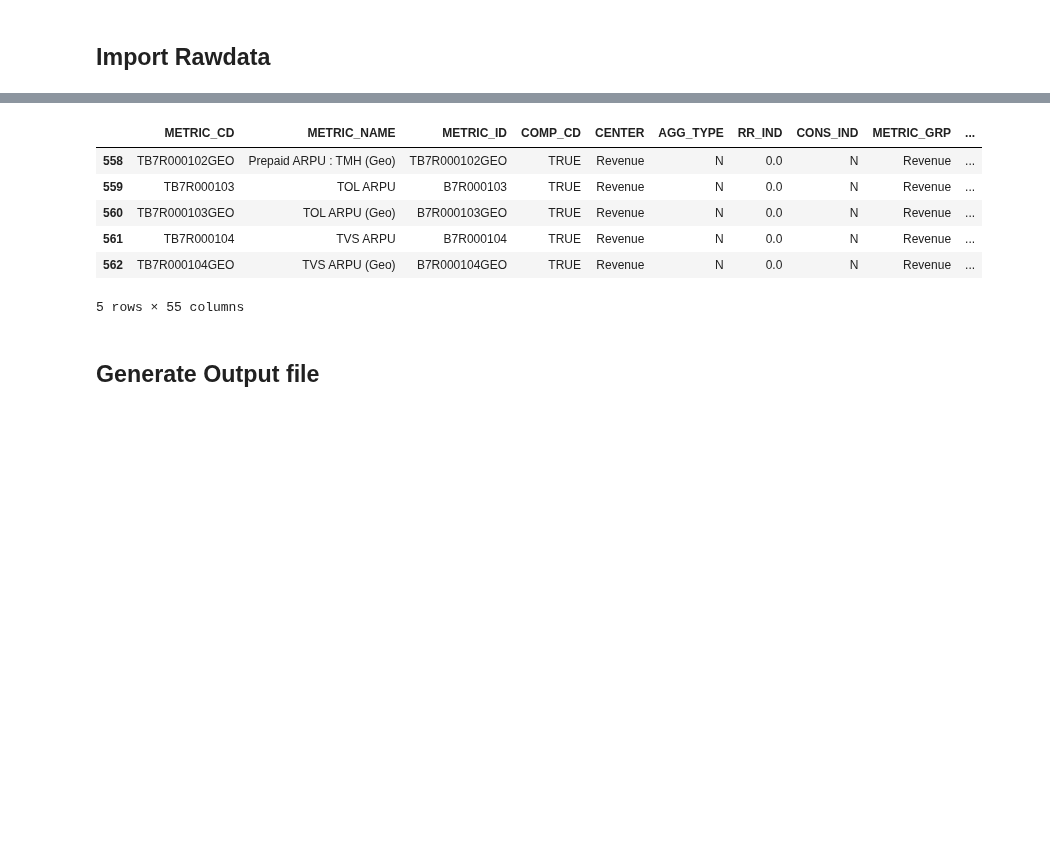
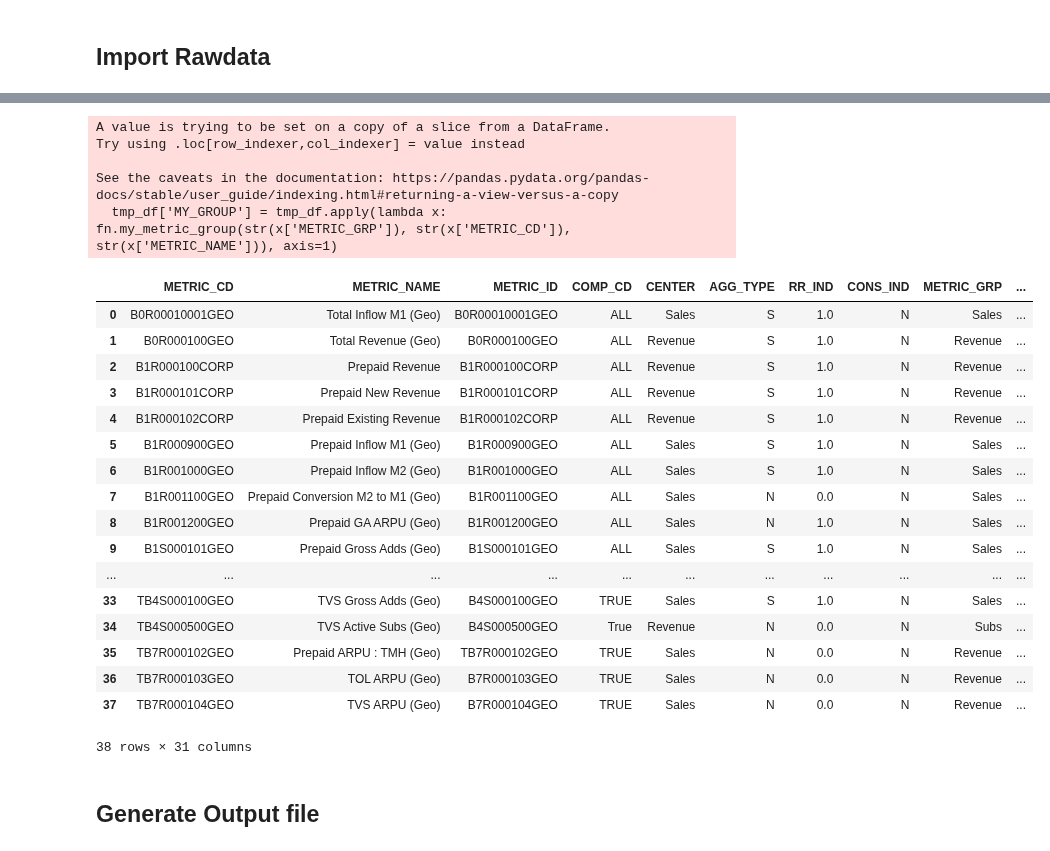
Before and after one commit to ruzlim/Jupyter, a Jupyter notebook: ETL/CFW/Import-Metric Master List.ipynb, the cells around one changed output, grey strips where cells are left out. Saved outputs shown, nothing was run; the diff lists cells and outputs as text; code cells hidden in the pictures; blank space fills up the shorter version.

```diff
--- a/ETL/CFW/Import-Metric Master List.ipynb
+++ b/ETL/CFW/Import-Metric Master List.ipynb
@@ -34,40 +34,58 @@ src_df.head(3)
 # %%
 cols = ['METRIC_CD', 'METRIC_NAME', 'METRIC_ID', 'COMP_CD', 'CENTER', 'AGG_TYPE', 'RR_IND', 'CONS_IND', 'METRIC_GRP', 'METRIC_SUB_GRP', 'PRODUCT_GRP', 'GRY_IND', 'UOM', 'DEF', 'CAL',
         'CORPORATE', 'MICRO_ORG', 'METRIC_TYPE', 'RADAR', 'KPI_TYPE', 'LIST', 'REMARK',
-        'NATIONWIDE', 'REGION', 'PROVINCE', 'CLUSTER', 'DISTRICT', 'SUBDISTRICT', 'Data Source']
+        'COR_EQUAL_NAT', 'NATIONWIDE', 'REGION', 'PROVINCE', 'CLUSTER', 'DISTRICT', 'SUBDISTRICT', 'Data Source']
 
-# tmp_df = src_df[cols]
-tmp_df = src_df
+tmp_df = src_df[cols]
+# tmp_df = src_df
 tmp_df['MY_GROUP'] = tmp_df.apply(lambda x: fn.my_metric_group(str(x['METRIC_GRP']), str(x['METRIC_CD']), str(x['METRIC_NAME'])), axis=1)
+# tmp_df['MY_GROUP'].unique()
 
 # Filter
 tmp_df = tmp_df.loc[tmp_df['CENTER'].isin(['Revenue', 'Sales', 'Profitability'])]
 tmp_df = tmp_df.loc[~tmp_df['METRIC_CD'].str.contains('[0-9]C$|[0-9]H$|[0-9]MCOM$|[0-9]CUS$')]
-# tmp_df = tmp_df.loc[~tmp_df['METRIC_CD'].str.contains('[0-9]A[A-K]$')]
 tmp_df = tmp_df.loc[~tmp_df['METRIC_NAME'].str.contains('\(Customer Location\)')]
+tmp_df = tmp_df.loc[~tmp_df['METRIC_CD'].str.contains('[0-9]A[A-K]$')]
+tmp_df = tmp_df.loc[tmp_df['METRIC_CD'].str.contains('CORP$|GEO$')]
 # tmp_df = tmp_df.loc[~tmp_df['METRIC_NAME'].str.contains('\(Geo\)')]
 # tmp_df = tmp_df.loc[tmp_df['PRODUCT_GRP'].isin(['All Services', 'TOL'])]
 # tmp_df = tmp_df.loc[tmp_df['PRODUCT_GRP']=='All Services']
 # tmp_df = tmp_df.loc[tmp_df['PRODUCT_GRP']=='Prepaid']
+# tmp_df = tmp_df.loc[tmp_df['METRIC_GRP']=='Revenue']
 tmp_df = tmp_df.loc[tmp_df['METRIC_GRP'].isin(['Revenue', 'Sales', 'Subs'])]
-tmp_df = tmp_df.loc[tmp_df['MY_GROUP'].isin(['Revenue', 'Inflow M1', 'Gross Adds', 'Inflow M2', '%Conversion', 'GA ARPU/RC', 'Active Subs', 'ARPU'])]
+# tmp_df = tmp_df.loc[tmp_df['MY_GROUP'].isin(['Revenue', 'Inflow M1', 'Gross Adds', 'Inflow M2', '%Conversion', 'GA ARPU/RC', 'Active Subs', 'ARPU', 'New/Existing'])]
+# tmp_df = tmp_df.loc[tmp_df['MY_GROUP']=='Revenue']
 
 # tmp_df = tmp_df.loc[tmp_df['METRIC_GRP']=='Revenue']
 # tmp_df = tmp_df.loc[tmp_df['METRIC_GRP']=='Sales']
 # tmp_df = tmp_df.loc[tmp_df['METRIC_GRP']=='Subs']
 # tmp_df = tmp_df.loc[tmp_df['METRIC_NAME'].str.contains('TDG')]
 
 # src_df = src_df.replace(np.nan, None)
 tmp_df = tmp_df.reset_index(drop=True)
 
-tmp_df.tail()
-
-# tmp_df[['METRIC_CD', 'METRIC_NAME', 'METRIC_ID', 'COMP_CD', 'CENTER', 'AGG_TYPE', 'RR_IND', 'CONS_IND', 'METRIC_GRP', 'METRIC_SUB_GRP', 'PRODUCT_GRP', 'GRY_IND']]
+tmp_df#.tail()
 # %% [output]
+A value is trying to be set on a copy of a slice from a DataFrame.
+Try using .loc[row_indexer,col_indexer] = value instead
+
+See the caveats in the documentation: https://pandas.pydata.org/pandas-docs/stable/user_guide/indexing.html#returning-a-view-versus-a-copy
+  tmp_df['MY_GROUP'] = tmp_df.apply(lambda x: fn.my_metric_group(str(x['METRIC_GRP']), str(x['METRIC_CD']), str(x['METRIC_NAME'])), axis=1)
 |  | METRIC_CD | METRIC_NAME | METRIC_ID | COMP_CD | CENTER | AGG_TYPE | RR_IND | CONS_IND | METRIC_GRP | ... |
-| 558 | TB7R000102GEO | Prepaid ARPU : TMH (Geo) | TB7R000102GEO | TRUE | Revenue | N | 0.0 | N | Revenue | ... |
-| 559 | TB7R000103 | TOL ARPU | B7R000103 | TRUE | Revenue | N | 0.0 | N | Revenue | ... |
-| 560 | TB7R000103GEO | TOL ARPU (Geo) | B7R000103GEO | TRUE | Revenue | N | 0.0 | N | Revenue | ... |
-| 561 | TB7R000104 | TVS ARPU | B7R000104 | TRUE | Revenue | N | 0.0 | N | Revenue | ... |
-| 562 | TB7R000104GEO | TVS ARPU (Geo) | B7R000104GEO | TRUE | Revenue | N | 0.0 | N | Revenue | ... |
+| 0 | B0R00010001GEO | Total Inflow M1 (Geo) | B0R00010001GEO | ALL | Sales | S | 1.0 | N | Sales | ... |
+| 1 | B0R000100GEO | Total Revenue (Geo) | B0R000100GEO | ALL | Revenue | S | 1.0 | N | Revenue | ... |
+| 2 | B1R000100CORP | Prepaid Revenue | B1R000100CORP | ALL | Revenue | S | 1.0 | N | Revenue | ... |
+| 3 | B1R000101CORP | Prepaid New Revenue | B1R000101CORP | ALL | Revenue | S | 1.0 | N | Revenue | ... |
+| 4 | B1R000102CORP | Prepaid Existing Revenue | B1R000102CORP | ALL | Revenue | S | 1.0 | N | Revenue | ... |
+| 5 | B1R000900GEO | Prepaid Inflow M1 (Geo) | B1R000900GEO | ALL | Sales | S | 1.0 | N | Sales | ... |
+| 6 | B1R001000GEO | Prepaid Inflow M2 (Geo) | B1R001000GEO | ALL | Sales | S | 1.0 | N | Sales | ... |
+| 7 | B1R001100GEO | Prepaid Conversion M2 to M1 (Geo) | B1R001100GEO | ALL | Sales | N | 0.0 | N | Sales | ... |
+| 8 | B1R001200GEO | Prepaid GA ARPU (Geo) | B1R001200GEO | ALL | Sales | N | 1.0 | N | Sales | ... |
+| 9 | B1S000101GEO | Prepaid Gross Adds (Geo) | B1S000101GEO | ALL | Sales | S | 1.0 | N | Sales | ... |
+| ... | ... | ... | ... | ... | ... | ... | ... | ... | ... | ... |
+| 33 | TB4S000100GEO | TVS Gross Adds (Geo) | B4S000100GEO | TRUE | Sales | S | 1.0 | N | Sales | ... |
+| 34 | TB4S000500GEO | TVS Active Subs (Geo) | B4S000500GEO | True | Revenue | N | 0.0 | N | Subs | ... |
+| 35 | TB7R000102GEO | Prepaid ARPU : TMH (Geo) | TB7R000102GEO | TRUE | Sales | N | 0.0 | N | Revenue | ... |
+| 36 | TB7R000103GEO | TOL ARPU (Geo) | B7R000103GEO | TRUE | Sales | N | 0.0 | N | Revenue | ... |
+| 37 | TB7R000104GEO | TVS ARPU (Geo) | B7R000104GEO | TRUE | Sales | N | 0.0 | N | Revenue | ... |
-5 rows × 55 columns
+38 rows × 31 columns
```
Also changed, not shown: parts of 2 cells of this notebook, 3 other files.
